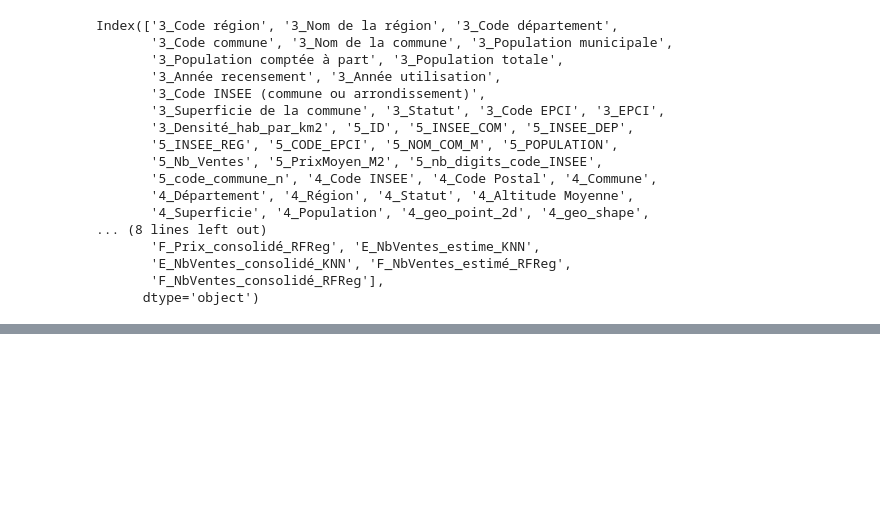
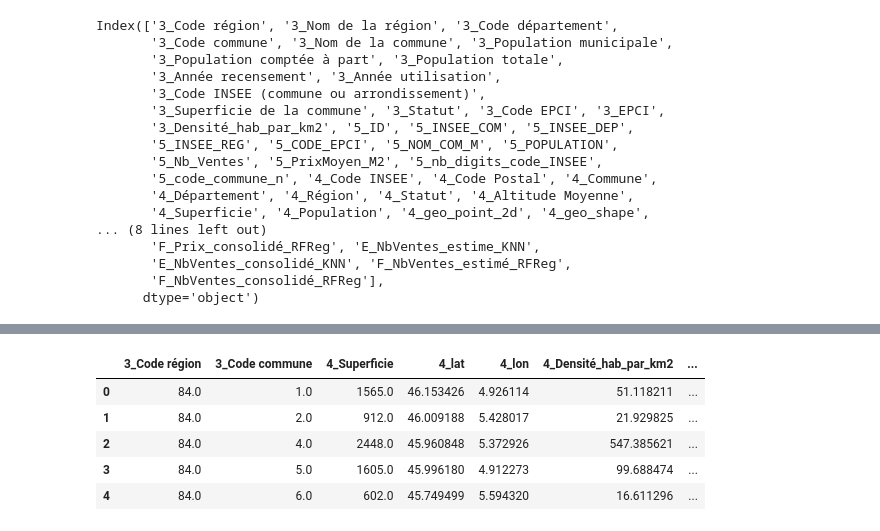
Before and after one commit to FilRougeMobilite/Mobilite, a Jupyter notebook: Analyse_tables_traitees.ipynb, the cells around one changed output, grey strips where cells are left out. Saved outputs shown, nothing was run; the diff lists cells and outputs as text; code cells hidden in the pictures; blank space fills up the shorter version.

```diff
--- a/Analyse_tables_traitees.ipynb
+++ b/Analyse_tables_traitees.ipynb
@@ -1692,0 +1715,11 @@ df.to_csv('./Tables_traitees/Table_avec_prixM2_estime_FranceMétropolitaine.csv'
+# %%
+df_acp=df[['3_Code région','3_Code commune' ,'4_Superficie','4_lat','4_lon','4_Densité_hab_par_km2','E_NbVentes_consolidé_KNN','E_Prix_consolidé_KNN']]
+
+df_acp.head()
+# %% [output]
+|  | 3_Code région | 3_Code commune | 4_Superficie | 4_lat | 4_lon | 4_Densité_hab_par_km2 | ... |
+| 0 | 84.0 | 1.0 | 1565.0 | 46.153426 | 4.926114 | 51.118211 | ... |
+| 1 | 84.0 | 2.0 | 912.0 | 46.009188 | 5.428017 | 21.929825 | ... |
+| 2 | 84.0 | 4.0 | 2448.0 | 45.960848 | 5.372926 | 547.385621 | ... |
+| 3 | 84.0 | 5.0 | 1605.0 | 45.996180 | 4.912273 | 99.688474 | ... |
+| 4 | 84.0 | 6.0 | 602.0 | 45.749499 | 5.594320 | 16.611296 | ... |
```
Also changed, not shown: parts of 18 cells of this notebook.
